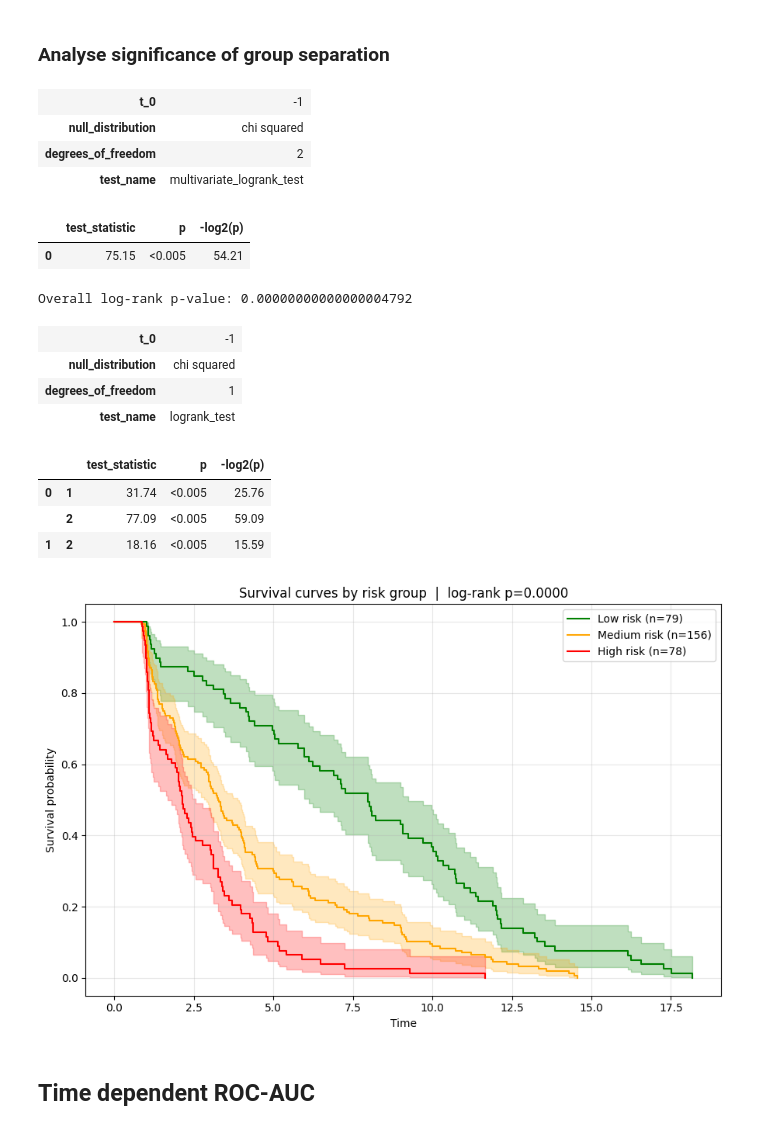
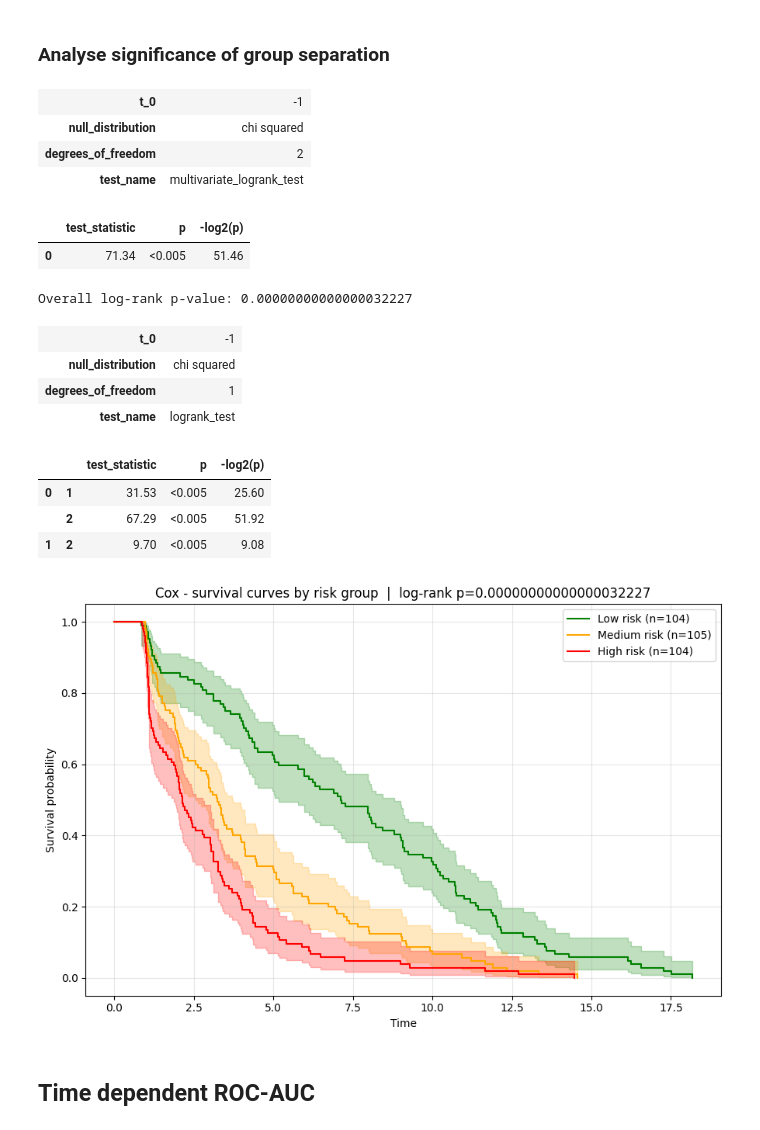
Before and after one commit to mariik4/survival_analysis_of_mci, a Jupyter notebook: notebooks/cox-model.evaluation.ipynb, the cells around one changed output. Drawn from its saved outputs; the diff is of its cells as text; code cells hidden in the pictures.

```diff
--- a/notebooks/cox-model.evaluation.ipynb
+++ b/notebooks/cox-model.evaluation.ipynb
@@ -81,8 +65,8 @@ Best CV C-index: 0.7660 ± 0.0191
 # Evaluaition on test dataset
 # %%
 fitted_low_missingness_cols = preprocessor.get_low_missingness_cols()
-test_preprepared = low_missingness_complete_case_analysis(test_df, low_missingness_columns=fitted_low_missingness_cols)
-test_X_raw, test_y = split_features_target(test_preprepared)
+test_preprepared_df = low_missingness_complete_case_analysis(test_df, low_missingness_columns=fitted_low_missingness_cols)
+test_X_raw, test_y = split_features_target(test_preprepared_df)
 test_X = preprocessor.transform(test_X_raw)
 # %% [output]
 Complete-case analysis on low-missing columns
@@ -232,8 +240,8 @@ pMCI risk scores: min=0.28, max=12.94, median=1.30
 NUMBER_OF_BINS = 80
 # %%
 bin_edges = np.linspace(converted_patients["scores"].min(), converted_patients["scores"].max(), NUMBER_OF_BINS + 1)
-low_medium_cutoff = np.percentile(converted_patients["scores"], 25)
-medium_high_cutoff = np.percentile(converted_patients["scores"], 75)
+low_medium_cutoff = np.percentile(converted_patients["scores"], 33.333)
+medium_high_cutoff = np.percentile(converted_patients["scores"], 66.667)
 
 low_risk = converted_patients[converted_patients["scores"] <= low_medium_cutoff]['scores'].values
 medium_risk = converted_patients[(converted_patients["scores"] > low_medium_cutoff) & ( converted_patients["scores"] <= medium_high_cutoff)]['scores'].values
@@ -319,42 +327,42 @@ pairwise.print_summary()
 | degrees_of_freedom | 2 |
 | test_name | multivariate_logrank_test |
 |  | test_statistic | p | -log2(p) |
-| 0 | 75.15 | <0.005 | 54.21 |
+| 0 | 71.34 | <0.005 | 51.46 |
-Overall log-rank p-value: 0.00000000000000004792
+Overall log-rank p-value: 0.00000000000000032227
 | t_0 | -1 |
 | null_distribution | chi squared |
 | degrees_of_freedom | 1 |
 | test_name | logrank_test |
 |  |  | test_statistic | p | -log2(p) |
-| 0 | 1 | 31.74 | <0.005 | 25.76 |
-|  | 2 | 77.09 | <0.005 | 59.09 |
-| 1 | 2 | 18.16 | <0.005 | 15.59 |
+| 0 | 1 | 31.53 | <0.005 | 25.60 |
+|  | 2 | 67.29 | <0.005 | 51.92 |
+| 1 | 2 | 9.70 | <0.005 | 9.08 |
 # %%
 fig, ax = plt.subplots(figsize=(9, 6))
 
 colors = {
     LOW_RISK_GROUP_INDICATOR: {"color": 'green', "name": "Low risk"},
     MEDIUM_RISK_GROUP_INDICATOR: {"color": 'orange', "name": "Medium risk"},
     HIGH_RISK_GROUP_INDICATOR: {"color": 'red', "name": "High risk"}
 }
 kmf = KaplanMeierFitter()
 
 for group in [LOW_RISK_GROUP_INDICATOR, MEDIUM_RISK_GROUP_INDICATOR, HIGH_RISK_GROUP_INDICATOR]:
     mask = converted_patients['risk_group'] == group
     kmf.fit(
         converted_patients.loc[mask, 'duration'],
         converted_patients.loc[mask, 'event'],
         label=f'{colors[group]["name"]} (n={mask.sum()})'
     )
     kmf.plot_survival_function(ax=ax, ci_show=True, color=colors[group]["color"])
 
 ax.set_xlabel("Time")
 ax.set_ylabel("Survival probability")
-ax.set_title(f"Survival curves by risk group  |  log-rank p={overall.p_value:.4f}")
+ax.set_title(f"Cox - survival curves by risk group  |  log-rank p={overall.p_value:.20f}")
 ax.grid(True, alpha=0.3)
 plt.tight_layout()
 plt.show()
 # %% [output]
-[figure, old version]
+[figure, new version]
 # %% [markdown]
 ## Time dependent ROC-AUC
```
Also changed, not shown: parts of 10 cells of this notebook, 4 other files.
